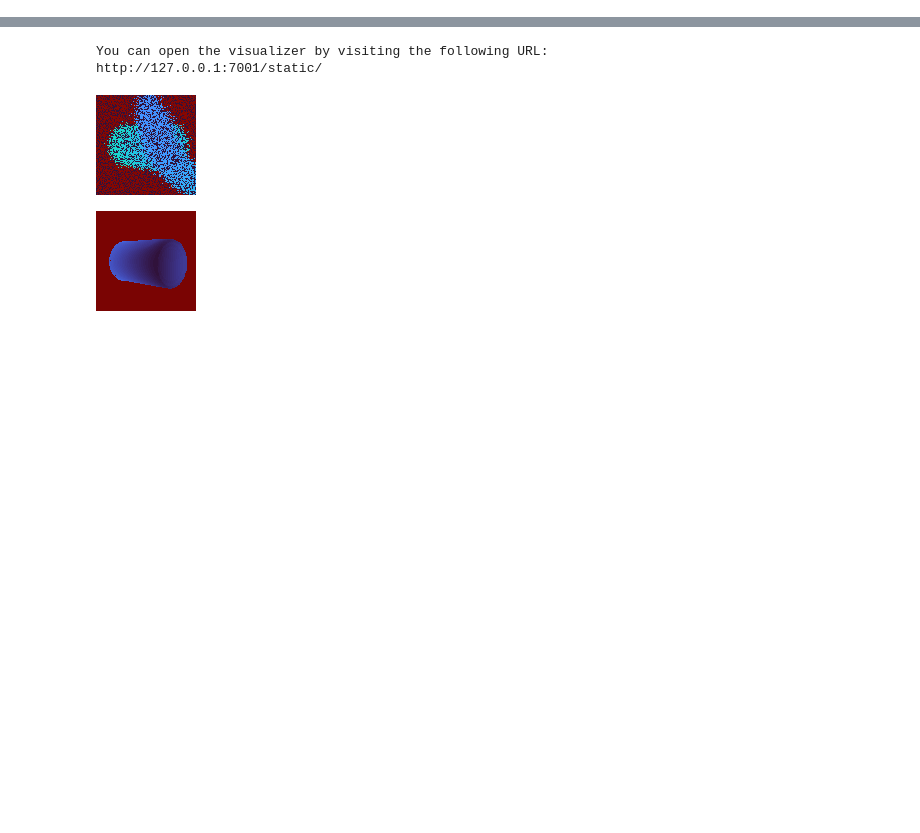
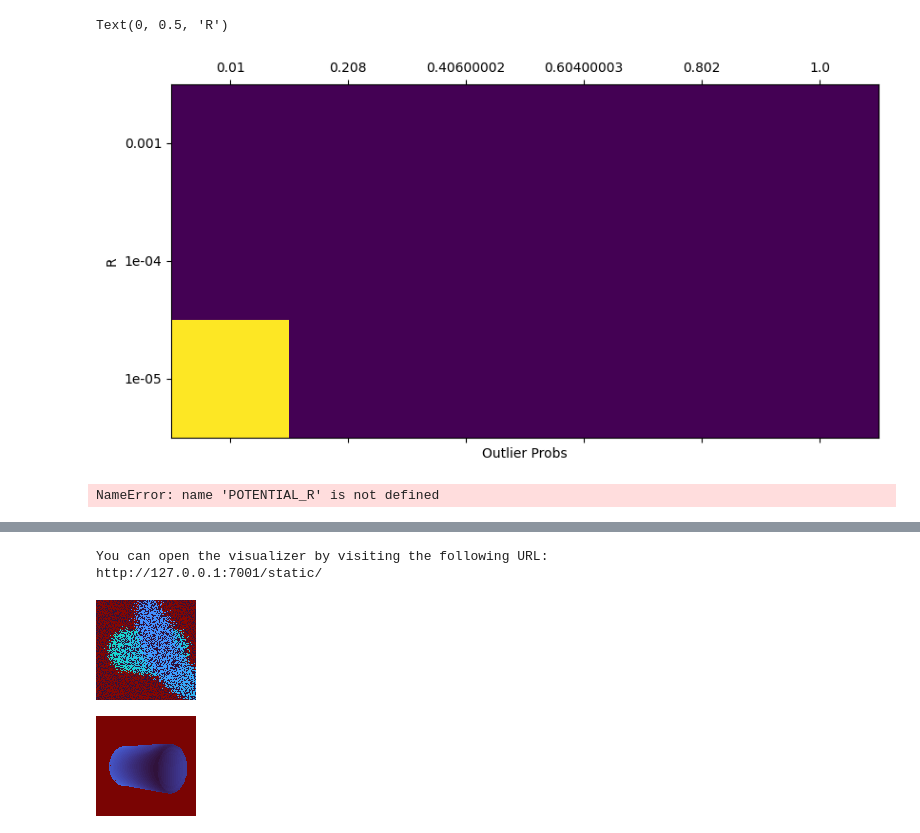
Before and after one commit to probcomp/bayes3d, a Jupyter notebook: experiments/p_outlier_posterior/r_per_object.ipynb, the cells around one changed output, grey strips where cells are left out. Cells and saved outputs as stored; diff of their text form; code cells hidden in the pictures; blank space fills up the shorter version.

```diff
--- a/experiments/p_outlier_posterior/r_per_object.ipynb
+++ b/experiments/p_outlier_posterior/r_per_object.ipynb
@@ -31,0 +107,5 @@ Increasing frame buffer size to (width, height, depth) = (128, 128, 1024)
+# %%
+likelihood_jit = jax.jit(jax.vmap(jax.vmap(j.threedp3_likelihood_multi_r,
+       in_axes=(None, None, None, None, 0, None)),
+       in_axes=(None, None, None, 0, None, None)),
+)
@@ -31,0 +116,34 @@ Increasing frame buffer size to (width, height, depth) = (128, 128, 1024)
+# %%
+R_SWEEP = jnp.array([0.001, 0.0001, 0.00001]).reshape(-1,1)
+R = jnp.ones((R_SWEEP.shape[0],1)) * 0.0001
+
+OUTLIER_PROBS = jnp.linspace(0.01, 1.0, 6)
+OUTLIER_VOLUME = 1.0
+
+POTENTIAL_R = jnp.hstack([R,R_SWEEP])
+POTENTIAL_R
+
+p = likelihood_jit(
+    observed_image,
+    reconstruction[:,:,:3],
+    reconstruction_seg,
+    POTENTIAL_R,
+    OUTLIER_PROBS,
+    OUTLIER_VOLUME
+)
+plt.matshow(j.utils.normalize_log_scores(p))
+ax = plt.gca()
+
+ax.set_yticks(np.arange(len(POTENTIAL_R[:,1])))
+ax.set_yticklabels(POTENTIAL_R[:,1])
+ax.set_xticks(np.arange(len(OUTLIER_PROBS)))
+ax.set_xticklabels(OUTLIER_PROBS)
+ax.set_xlabel("Outlier Probs")
+ax.set_ylabel("R")
+# %% [output]
+Text(0, 0.5, 'R')
+[figure, added]
+# %%
+POTENTIAL_R
+# %% [output]
+NameError: name 'POTENTIAL_R' is not defined
```
Also changed, not shown: parts of 16 cells of this notebook, 4 other files.
